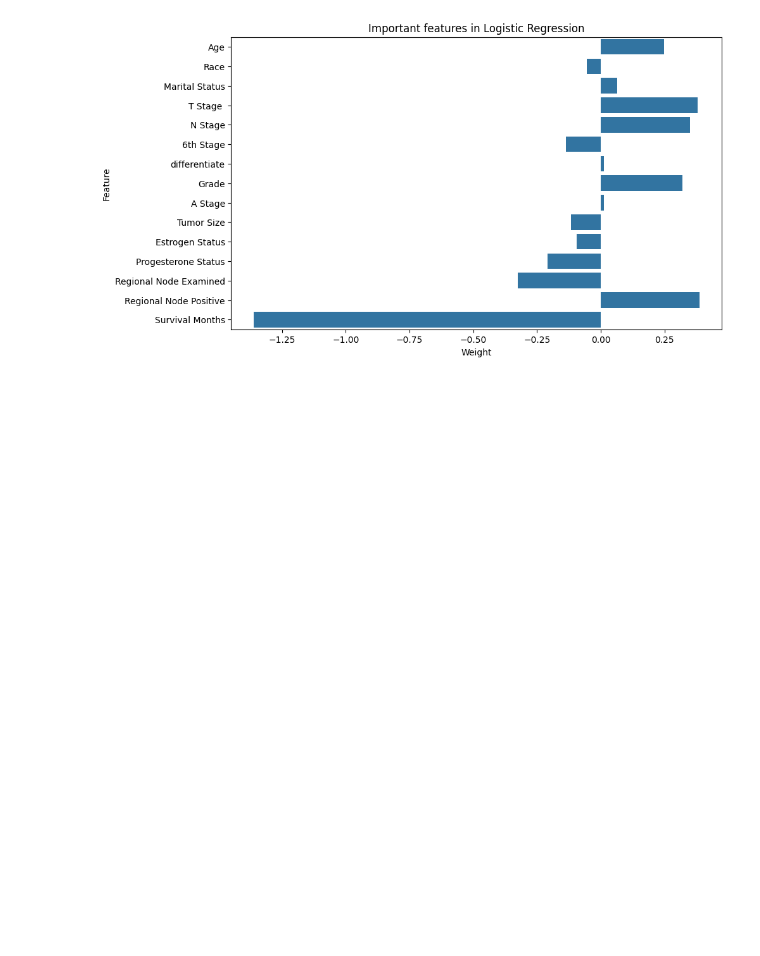
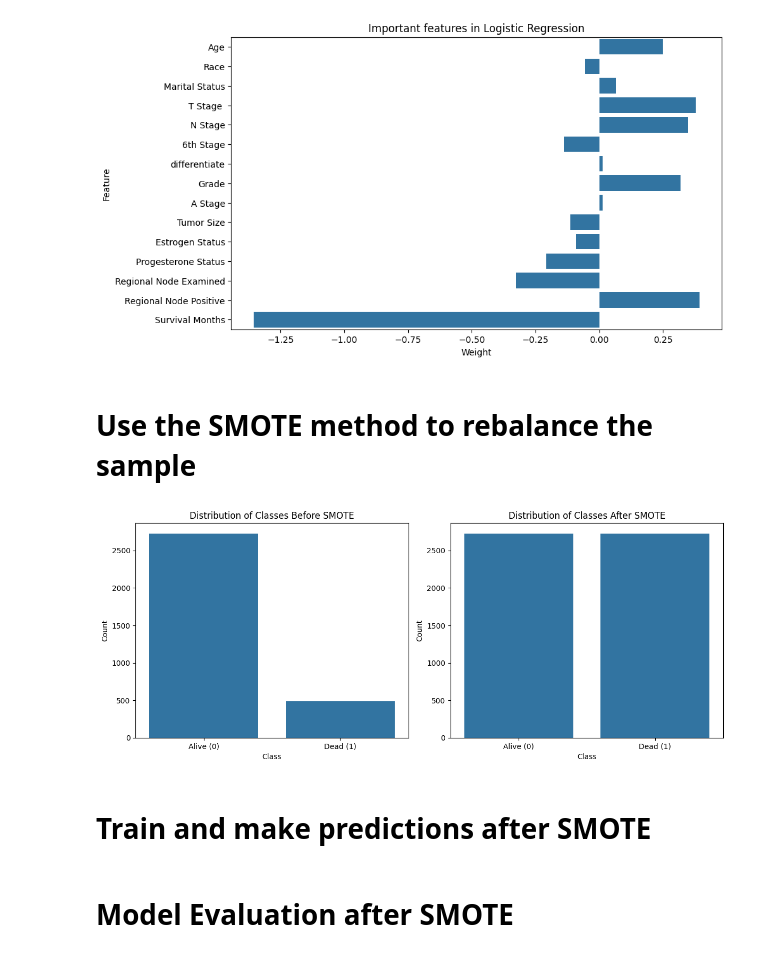
Before and after one commit to DRobbie39/MachineLearning_FinalExam, a Jupyter notebook: Logistic Regression.ipynb, the cells around one changed output. Cells and saved outputs as stored; diff of their text form; code cells hidden in the pictures; blank space fills up the shorter version.

Commit message:
Added SMOTE method for Logistic Regression

```diff
--- a/Logistic Regression.ipynb
+++ b/Logistic Regression.ipynb
@@ -266,12 +267,13 @@ y = data['Status']  # Target
 # Save feature names to plot important features later
 feature_names = X.columns
 
-# Standardization features
-scaler = StandardScaler()
-X = scaler.fit_transform(X)
-
 # Split the dataset into training and testing sets
 X_train, X_test, y_train, y_test = train_test_split(X, y, test_size=0.2, random_state=42)
+
+# Standardization
+scaler = StandardScaler()
+X_train = scaler.fit_transform(X_train)
+X_test = scaler.transform(X_test)
 # %% [markdown]
 # Model Selection
 # %%
@@ -337,3 +341,33 @@ plt.ylabel('Feature')
 plt.show()
 # %% [output]
 [figure]
+# %% [markdown]
+# Use the SMOTE method to rebalance the sample
+# %%
+# Rebalance data using SMOTE
+smote = SMOTE(random_state=42)
+X_train_resampled, y_train_resampled = smote.fit_resample(X_train, y_train)
+# %%
+plt.figure(figsize=(12, 5))
+
+plt.subplot(1, 2, 1)
+sns.countplot(x=y_train)
+plt.title('Distribution of Classes Before SMOTE')
+plt.xlabel('Class')
+plt.ylabel('Count')
+plt.xticks(ticks=[0, 1], labels=['Alive (0)', 'Dead (1)'])
+
+# Plot the class distribution after applying SMOTE
+plt.subplot(1, 2, 2)
+sns.countplot(x=y_train_resampled)
+plt.title('Distribution of Classes After SMOTE')
+plt.xlabel('Class')
+plt.ylabel('Count')
+plt.xticks(ticks=[0, 1], labels=['Alive (0)', 'Dead (1)'])
+
+plt.tight_layout()
+plt.show()
+# %% [output]
+[figure, added]
+# %% [markdown]
+# Train and make predictions after SMOTE
@@ -339,0 +377,2 @@ plt.show()
+# %% [markdown]
+# Model Evaluation after SMOTE
```
Also changed, not shown: parts of 8 cells of this notebook.
